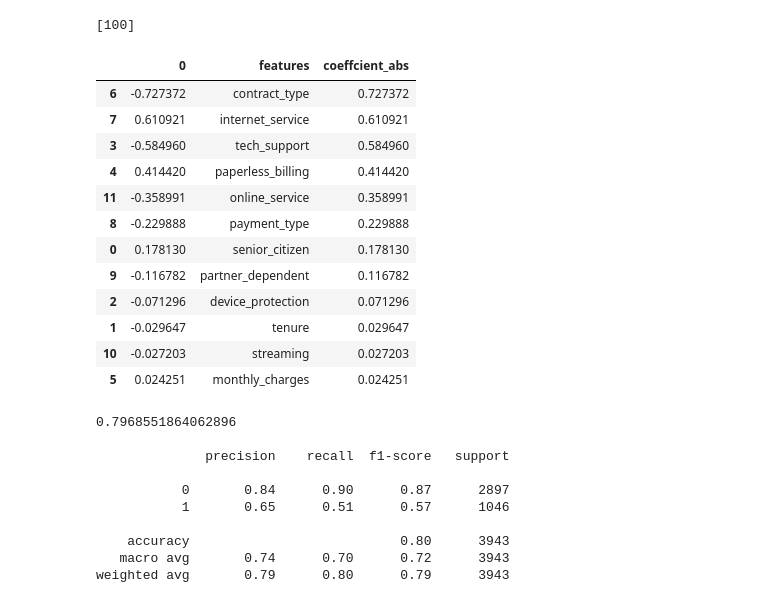
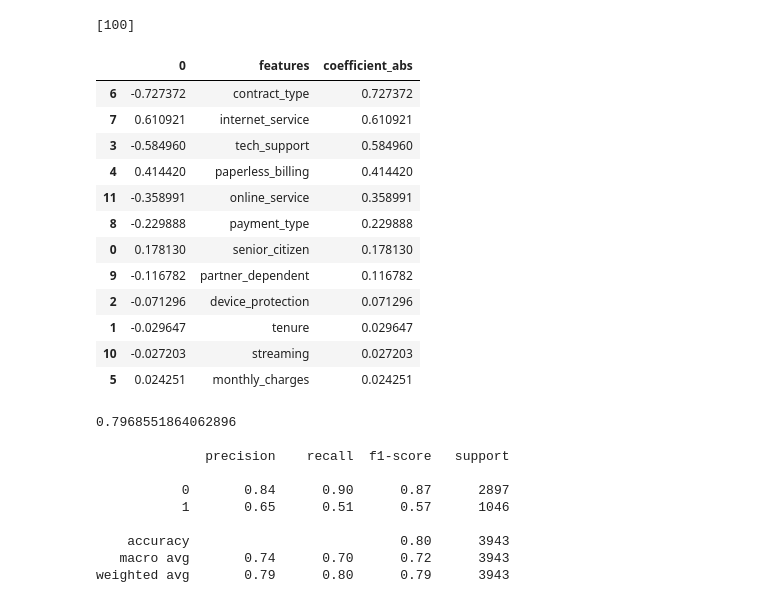
Before and after one commit to Yongliang-Shi/classification-project, a Jupyter notebook: report.ipynb, the cells around one changed output. Saved outputs shown, nothing was run; the diff lists cells and outputs as text; code cells hidden in the pictures.

```diff
--- a/report.ipynb
+++ b/report.ipynb
@@ -597,13 +596,13 @@ print(logit.n_iter_)
 # %%
 # Rank features by the absolute values of their coefficient
 
 coefficient = logit.coef_
 coefficient = pd.DataFrame(coefficient).T
 coefficient['features'] = X_train.columns.tolist()
-coefficient['coeffcient_abs'] = coefficient[0].abs()
-coefficient.sort_values(by='coeffcient_abs', ascending=False)
+coefficient['coefficient_abs'] = coefficient[0].abs()
+coefficient.sort_values(by='coefficient_abs', ascending=False)
 # %% [output]
-|  | 0 | features | coeffcient_abs |
+|  | 0 | features | coefficient_abs |
 | 6 | -0.727372 | contract_type | 0.727372 |
 | 7 | 0.610921 | internet_service | 0.610921 |
 | 3 | -0.584960 | tech_support | 0.584960 |
```
Also changed, not shown: parts of 13 cells of this notebook.
